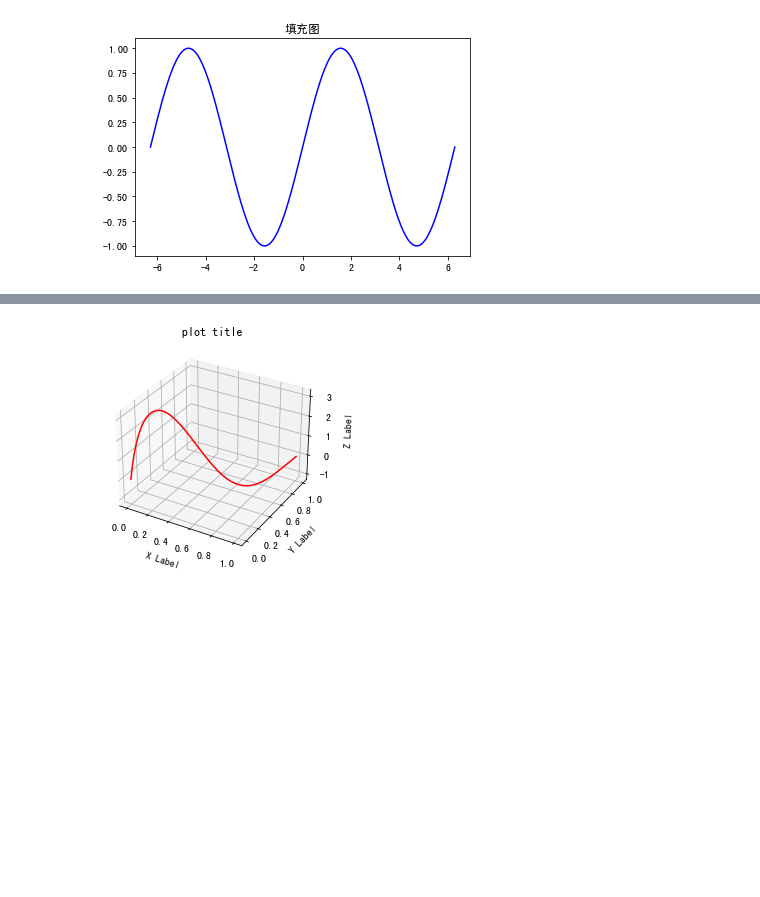
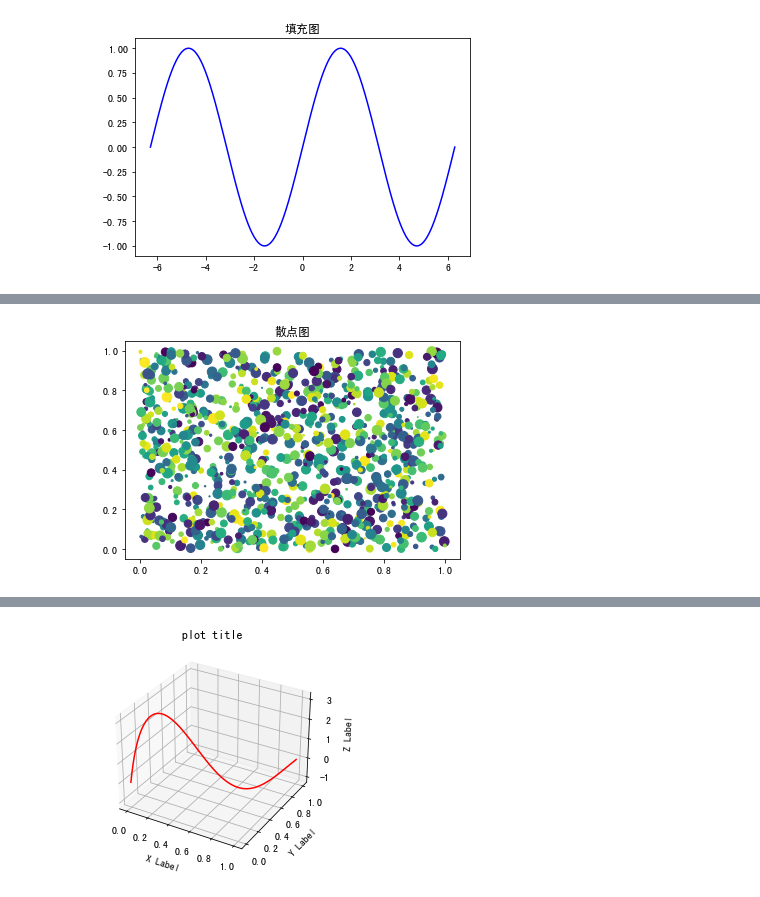
Before and after one commit to yscs2020/2021_to_improve, a Jupyter notebook: 202106/scipy/py_nb.ipynb, the cells around one changed output, grey strips where cells are left out. Drawn from its saved outputs; the diff is of its cells as text; code cells hidden in the pictures; blank space fills up the shorter version.

```diff
--- a/202106/scipy/py_nb.ipynb
+++ b/202106/scipy/py_nb.ipynb
@@ -395,0 +219,14 @@ def three_dimension_scatter():
+# %%
+def scatter_plot():
+    point_count = 1000
+    x_index = np.random.random(point_count)
+    y_index = np.random.random(point_count)
+    plt.title('散点图')
+    color_list = np.random.random(point_count)
+    scale_list = np.random.random(point_count)*100
+    plt.scatter(x_index,y_index,s=scale_list,c=color_list,marker='o')
+    plt.show()
+
+scatter_plot()
+# %% [output]
+[figure, added]
```
Also changed, not shown: parts of 7 cells of this notebook.
